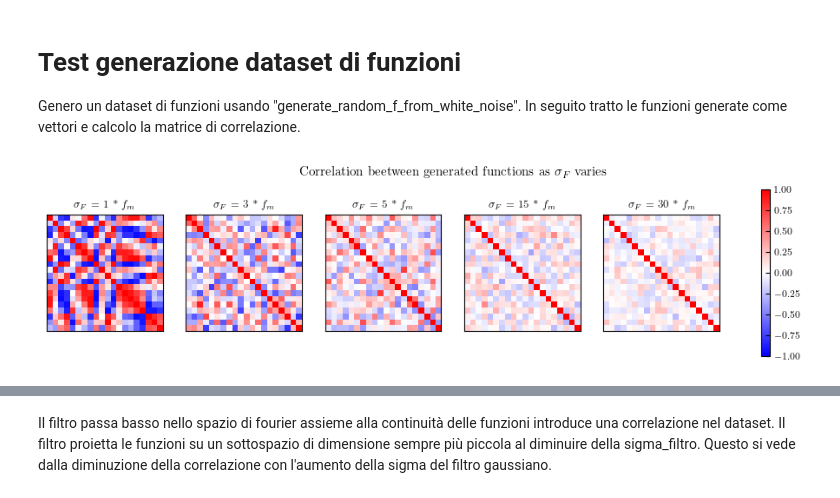
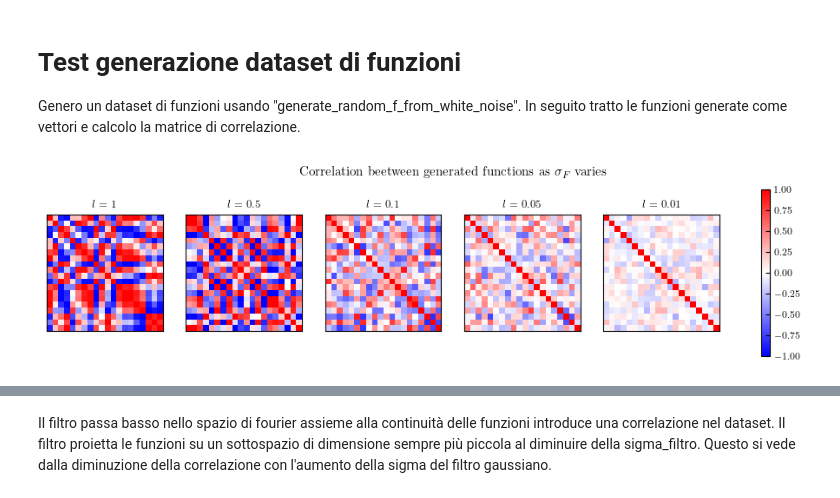
Before and after one commit to Sparisi01/RPM_implementation, a Jupyter notebook: test_random_function_generator.ipynb, the cells around one changed output, grey strips where cells are left out. Cells and saved outputs as stored; diff of their text form; code cells hidden in the pictures.

```diff
--- a/test_random_function_generator.ipynb
+++ b/test_random_function_generator.ipynb
@@ -52,47 +52,37 @@ mpl.rcParams.update({
 Genero un dataset di funzioni usando "generate_random_f_from_white_noise". In seguito tratto le funzioni generate come vettori e calcolo la matrice di correlazione.
 # %%
 from generate_f_from_white_noise import *
-
 
 f_dataset_size = 20
 nt = 1000
 t_array = np.linspace(0,1,nt)
 
 # Dataset di funzioni dove ogni colonna rappresenta una funzione random su una gliglia temporale
 # rappresentata dalle righe. Il dataset è dunque composto da vettori nt dimensionali.
 f_dataset = np.zeros(shape=(nt,f_dataset_size))
 
-dt = t_array[1]-t_array[0]
-
-max_freq = 1/dt
-min_freq = 1/(t_array[-1]-t_array[1])
+dt = t_array[1] - t_array[0]
 
 fig, axes = plt.subplots(1,5,figsize=(12.5,2.5))
 index_ax = 0
 
-for sigma_filter_mult in [1,3,5,15,30]:
-
-    # NOTE: la sigma del filtro va scelta tenendo conto dello spetto consentito dalla discretizzazione temporale
-    # Io ho trovato che un sigma circa 3-5 volte la frequenza minima produce delle funzione che APPARENTEMENTE sembrano buone,
-    # la validità di questa affermazione andrà testata
-    sigma_filter = sigma_filter_mult*min_freq
-    gaussian_filter = lambda k : np.exp(-(k**2)/(2*sigma_filter**2))
+for l in [1,0.5,0.1,0.05,0.01]:
 
     for index in range(f_dataset_size):
-        f_dataset[:,index] = generate_random_f_from_white_noise(t_array, gaussian_filter)
+        f_dataset[:,index] = generate_random_f_from_white_noise(t_array, l=l, verbose=False)
 
     # Verifico l'indipendenza tra le colonne
     f_corr = np.corrcoef(f_dataset, rowvar=False)
 
     im = axes[index_ax].imshow(f_corr, cmap='bwr', vmin=-1, vmax=1)
-    axes[index_ax].set_title(rf"$\sigma_F$ = {sigma_filter_mult} * $f_m$")
+    axes[index_ax].set_title(rf"$l$ = {l}")
     axes[index_ax].set_xticks([])
     axes[index_ax].set_yticks([])
     index_ax=index_ax+1
 
 fig.colorbar(im, ax=axes.ravel().tolist())
 fig.suptitle(r"Correlation beetween generated functions as $\sigma_F$ varies")
 plt.savefig("assets/dataset_function_correlations.pdf")
 plt.show()
 # %% [output]
-[figure, old version]
+[figure, new version]
```
Also changed, not shown: parts of 7 cells of this notebook, 7 other files.
